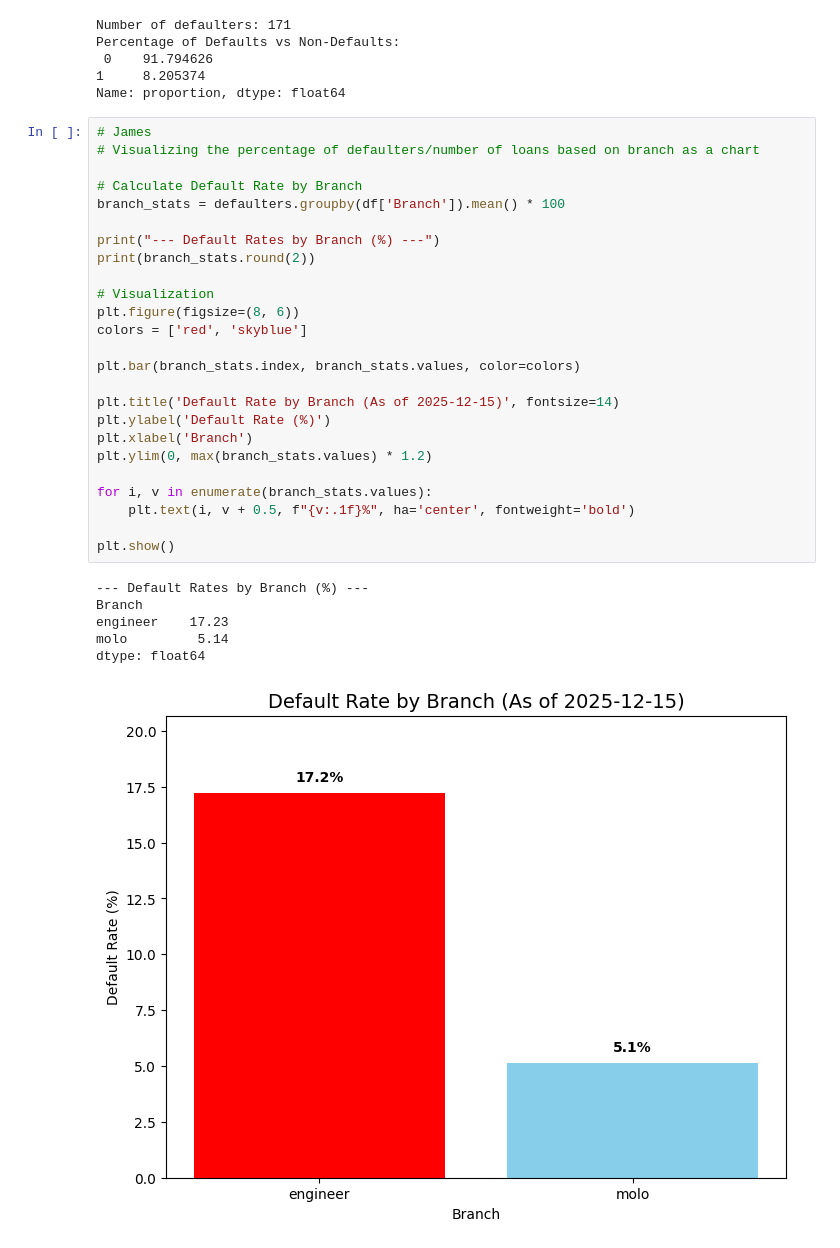
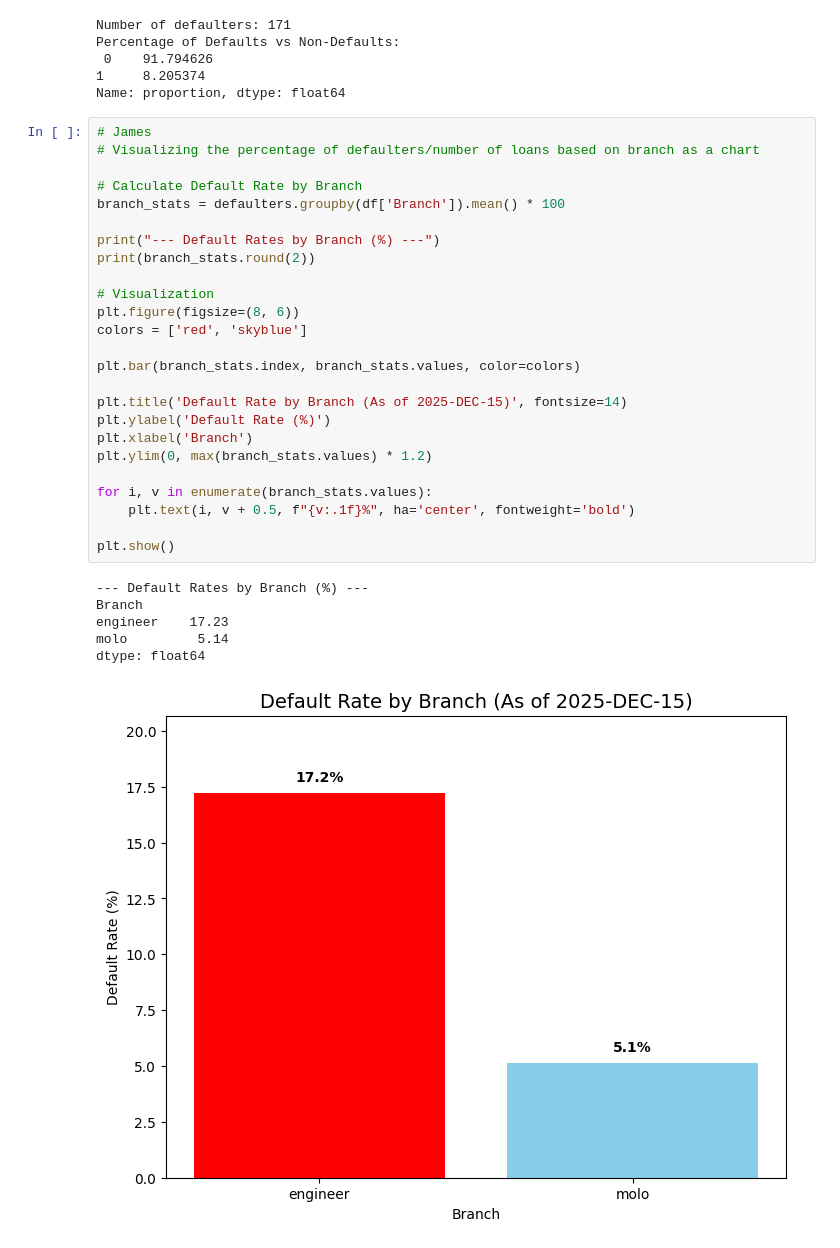
Before and after one commit to jmuhunyu/moniqo_project, a Jupyter notebook: main_project_eda.ipynb, the cells around one changed output. Drawn from its saved outputs; the diff is of its cells as text.

```diff
--- a/main_project_eda.ipynb
+++ b/main_project_eda.ipynb
@@ -109,32 +109,32 @@ Name: proportion, dtype: float64
 # %%
 # James
 # Visualizing the percentage of defaulters/number of loans based on branch as a chart
 
 # Calculate Default Rate by Branch
 branch_stats = defaulters.groupby(df['Branch']).mean() * 100
 
 print("--- Default Rates by Branch (%) ---")
 print(branch_stats.round(2))
 
 # Visualization
 plt.figure(figsize=(8, 6))
 colors = ['red', 'skyblue']
 
 plt.bar(branch_stats.index, branch_stats.values, color=colors)
 
-plt.title('Default Rate by Branch (As of 2025-12-15)', fontsize=14)
+plt.title('Default Rate by Branch (As of 2025-DEC-15)', fontsize=14)
 plt.ylabel('Default Rate (%)')
 plt.xlabel('Branch')
 plt.ylim(0, max(branch_stats.values) * 1.2)
 
 for i, v in enumerate(branch_stats.values):
     plt.text(i, v + 0.5, f"{v:.1f}%", ha='center', fontweight='bold')
 
 plt.show()
 # %% [output]
 --- Default Rates by Branch (%) ---
 Branch
 engineer    17.23
 molo         5.14
 dtype: float64
-[figure, old version]
+[figure, new version]
```
